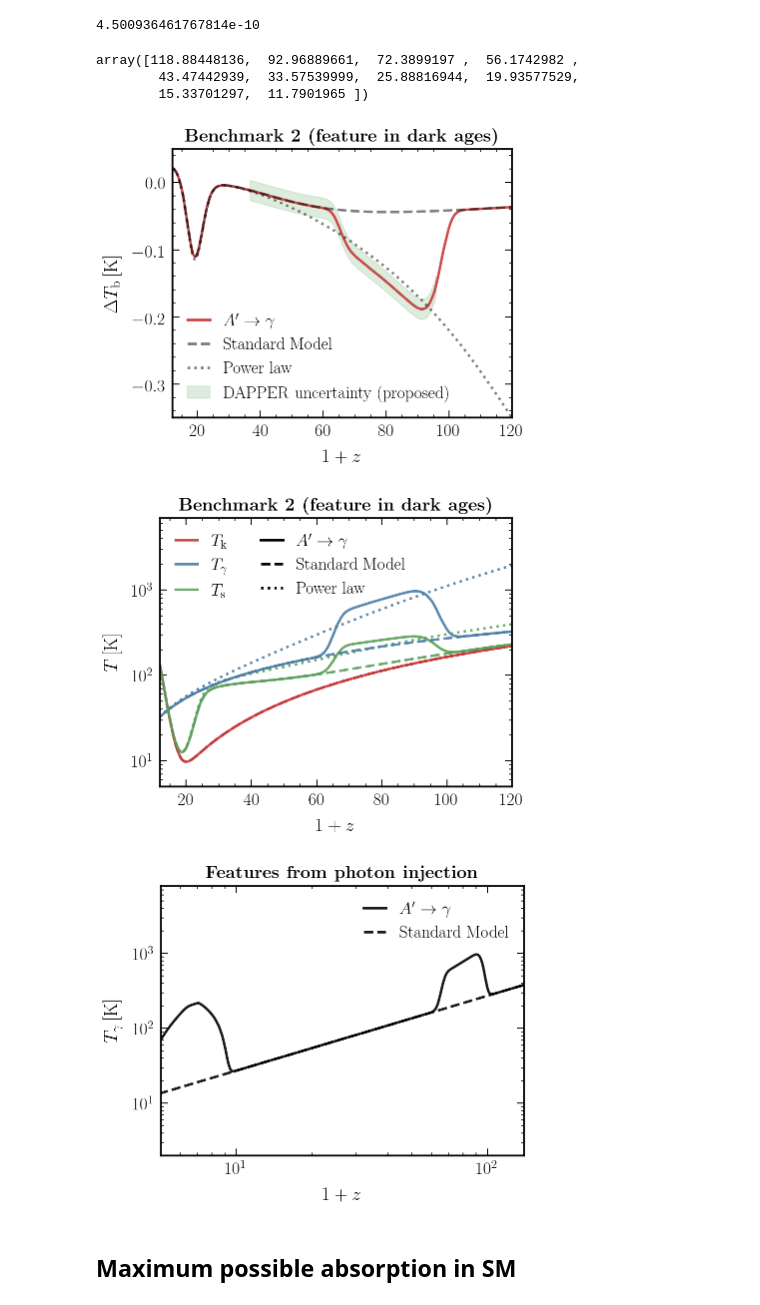
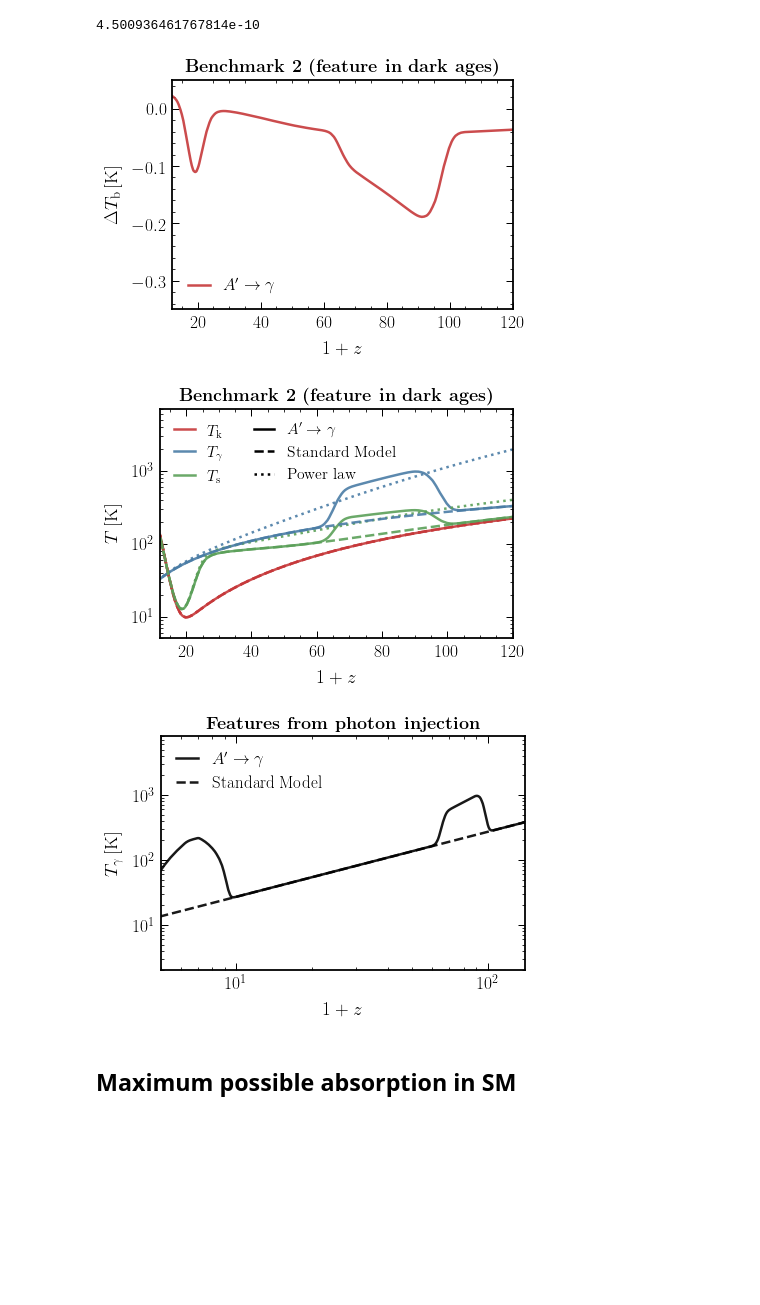
Before and after one commit to smsharma/edges-endpoints-21cm, a Jupyter notebook: notebooks/01_21cm_decay.ipynb, the cells around one changed output. Drawn from its saved outputs; the diff is of its cells as text; code cells hidden in the pictures; blank space fills up the shorter version.

```diff
--- a/notebooks/01_21cm_decay.ipynb
+++ b/notebooks/01_21cm_decay.ipynb
@@ -89,6 +93,8 @@ eps_max
 # %%
 z_plot = np.logspace(-1, 3, 1000)
 spec_dapper.compute_temperature_evolution(m_a, spec_dapper.tau_a_LL() / spec_dapper.tau_u, z_plot, z_ary, omega_0 * P_ary * (1e-9 ** 2 / eps_max ** 2))
+# %%
+plt.rcParams['figure.figsize'] = [6.153846153846153, 4.45]
 # %%
 plt.plot(1 + z_plot, spec_dapper.T_CMB_A, color='k', label=r"$A'\rightarrow\gamma$")
 plt.plot(1 + z_plot, spec_dapper.T_CMB_SM, color='k', ls='--', label="Standard Model")
@@ -378,12 +384,8 @@ T_gamma = lambda z: T_powerlaw2_interp(z)
 T_powerlaw2_solve = TwentyOneSolver(T_gamma=T_gamma, to=to, z_ary=z_21_ary)
 T_powerlaw2_solution = T_powerlaw2_solve.solve()
 # %%
-z = np.logspace(np.log10(np.min(T_end_15_solve.z_ary)), np.log10(120), 10)
-spec_edges.omega_21 / ( 1 + z) / (1e6 * Hz) / (2 * np.pi)
+# z = np.logspace(np.log10(np.min(T_end_15_solve.z_ary)), np.log10(120), 10)
+# spec_edges.omega_21 / ( 1 + z) / (1e6 * Hz) / (2 * np.pi)
-# %% [output]
-array([118.88448136,  92.96889661,  72.3899197 ,  56.1742982 ,
-        43.47442939,  33.57539999,  25.88816944,  19.93577529,
-        15.33701297,  11.7901965 ])
 # %%
 from matplotlib.ticker import (
     AutoLocator, AutoMinorLocator)
@@ -393,12 +395,12 @@ fig, ax = plt.subplots()
 
 # ax.plot(1 + z_ary_EDGES,T21_EDGES, alpha=0.5, color=cols_default[1])
 # ax.fill_between(1 + z_ary_EDGES, T21_EDGES_min, T21_EDGES_max, alpha=0.15, color=cols_default[1], label='EDGES (2018)')
-ax.plot(1 + T_end_15_solve.z_ary, T_DAPPEr2_solve.delta_T_b_ary, label=r'$A^\prime \rightarrow \gamma$', alpha=0.9, color=cols_default[0])
-ax.plot(1 + to_SM_solve.z_ary, to_SM_solve.delta_T_b_ary, label='Standard Model', color='k', alpha=0.5, ls='--')
-ax.plot(1 + T_powerlaw2_solve.z_ary, T_powerlaw2_solve.delta_T_b_ary, label='Power law', color='k', alpha=0.5, ls=':')
+ax.plot(1 + T_DAPPEr2_solve.z_ary, T_DAPPEr2_solve.delta_T_b_ary, label=r'$A^\prime \rightarrow \gamma$', alpha=0.9, color=cols_default[0])
+# ax.plot(1 + to_SM_solve.z_ary, to_SM_solve.delta_T_b_ary, label='Standard Model', color='k', alpha=0.5, ls='--')
+# ax.plot(1 + T_powerlaw2_solve.z_ary, T_powerlaw2_solve.delta_T_b_ary, label='Power law', color='k', alpha=0.5, ls=':')
 
-cond = (to_SM_solve.z_ary < freq_to_opz(15)) * (to_SM_solve.z_ary > freq_to_opz(40))
-ax.fill_between(1 + to_SM_solve.z_ary[cond], np.array(T_DAPPEr2_solve.delta_T_b_ary)[cond] - 15e-3, np.array(T_DAPPEr2_solve.delta_T_b_ary)[cond] + 15e-3, alpha=0.2, color=cols_default[2], label="DAPPER uncertainty (proposed)")
+# cond = (to_SM_solve.z_ary < freq_to_opz(15)) * (to_SM_solve.z_ary > freq_to_opz(40))
+# ax.fill_between(1 + to_SM_solve.z_ary[cond], np.array(T_DAPPEr2_solve.delta_T_b_ary)[cond] - 15e-3, np.array(T_DAPPEr2_solve.delta_T_b_ary)[cond] + 15e-3, alpha=0.2, color=cols_default[2], label="DAPPER uncertainty (proposed)")
 
 
 
@@ -408,39 +410,39 @@ ax.set_title(r"\bf{Benchmark 2} (feature in dark ages)")
 
 ax.legend(loc='lower left', handlelength=1.3)
 
-ax.set_xlim(np.min(1 + T_end_15_solve.z_ary), 120)
+ax.set_xlim(np.min(1 + T_DAPPEr2_solve.z_ary), 120)
 
 # ax.set_xscale("log")
 
 ax.set_ylim(-.35, 0.05)
 
 # secax = ax.secondary_xaxis('top', functions=(opz_to_freq, freq_to_opz))
 # secax = ax.secondary_xaxis('top')
 
 
 # # secax.xaxis.set_minor_locator(AutoMinorLocator())
 # secax.set_xlabel(r"$\nu$\,[MHz]")
 # secax.set_xticks([])
 # secax.set_xticks([])
 # secax.set_xticks(1 / np.array([50, 30, 20, 12]))
 # secax.set_xticklabels(np.array([50, 30, 20, 12]))
 # # secax.xaxis.set_minor_locator(AutoMinorLocator())
 # # secax.xaxis.set_major_locator(AutoLocator())
 
 # secax.tick_params(top=False, labeltop=False)
 ax.tick_params(top=False, labeltop=False)
 
 plt.tight_layout()
 
 # plt.text(13, -1.14, r"$\epsilon=10^{-8}$", fontsize=14)
 # plt.text(13, -1.06, r"$m_{\gamma^\prime} = 4.7\times 10^{-13}\,\mathrm{eV}, m_{a} = 10^{-4}\,\mathrm{eV}$", fontsize=14)
 
 # plt.savefig(plots_dir + "T_b_z_res_130.pdf", bbox_inches='tight',pad_inches = 0.05)
 
-plt.savefig(plots_dir + "delta_T_b_2.pdf")
-plt.savefig("plots/delta_T_b_2.png")
+# plt.savefig(plots_dir + "delta_T_b_2.pdf")
+plt.savefig("/Users/smsharma/Desktop/tb.pdf")
 # %% [output]
-[figure, old version]
+[figure, new version]
 # %%
 fig, ax = plt.subplots()
 
@@ -477,11 +479,11 @@ custom_labels = [r'$A^\prime \rightarrow \gamma$', 'Standard Model', 'Power law'
 handles = list(handles[:3]) + custom_lines
 labels = list(labels[:3]) + custom_labels
 
-ax.legend(handles, labels, ncol=2, handlelength=1.3)
+ax.legend(handles, labels, ncol=2, handlelength=1.3, fontsize=15.8)
 
 plt.savefig(plots_dir + "T_evol_2.pdf")
 # %% [output]
-[figure, old version]
+[figure, new version]
 # %%
 plt.plot(1 + z_plot, spec_dapper2.T_CMB_A, color='k', label=r"$A'\rightarrow\gamma$")
 plt.plot(1 + z_plot, spec_dapper2.T_CMB_SM, color='k', ls='--', label="Standard Model")
@@ -506,7 +508,7 @@ plt.legend(handlelength=1.3)
 plt.tight_layout()
 # plt.savefig(plots_dir + "features.pdf")
 # %% [output]
-[figure, old version]
+[figure, new version]
 # %% [markdown]
 ## Maximum possible absorption in SM
 # %%
```
Also changed, not shown: parts of 8 cells of this notebook, 4 other files.
